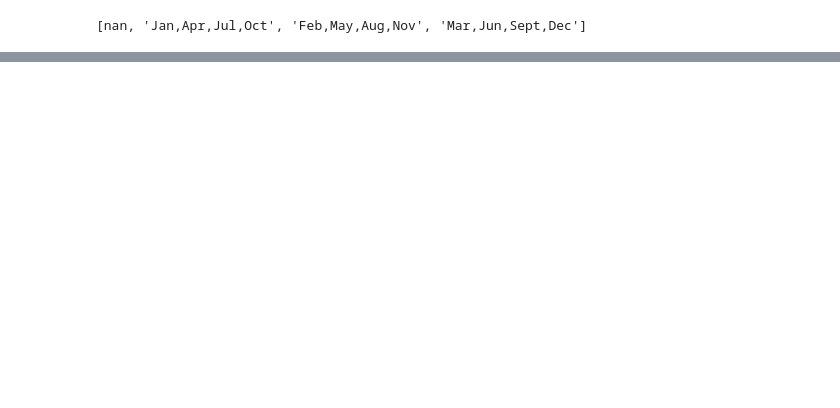
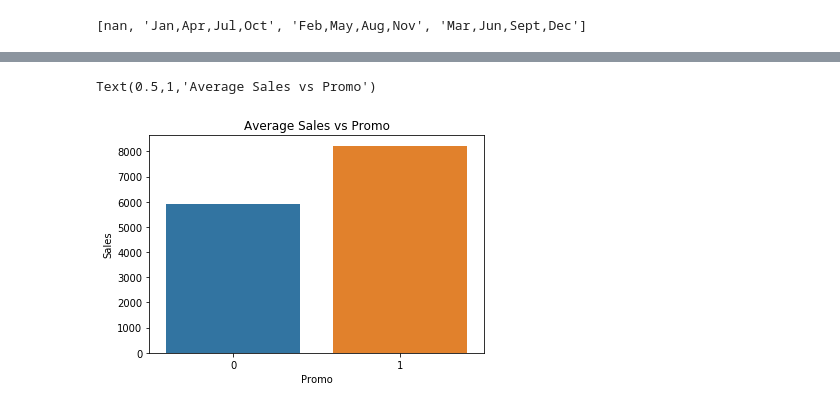
Before and after one commit to BirhanuGebisa/Pharmaceutical_sales_prediction, a Jupyter notebook: notebooks/ED_analysis.ipynb, the cells around one changed output, grey strips where cells are left out. Cells and saved outputs as stored; diff of their text form; code cells hidden in the pictures; blank space fills up the shorter version.

```diff
--- a/notebooks/ED_analysis.ipynb
+++ b/notebooks/ED_analysis.ipynb
@@ -611,0 +629,7 @@ store_df['PromoInterval'].unique().tolist()
+# %%
+mean_sale_promo = train_df.query("Sales>0 & Customers>0 & Open==1").groupby('Promo')['Sales'].mean().to_frame()
+ax = sns.barplot(data=mean_sale_promo, x=mean_sale_promo.index, y='Sales')
+ax.set_title("Average Sales vs Promo")
+# %% [output]
+Text(0.5,1,'Average Sales vs Promo')
+[figure, added]
```
Also changed, not shown: parts of 38 cells of this notebook.
